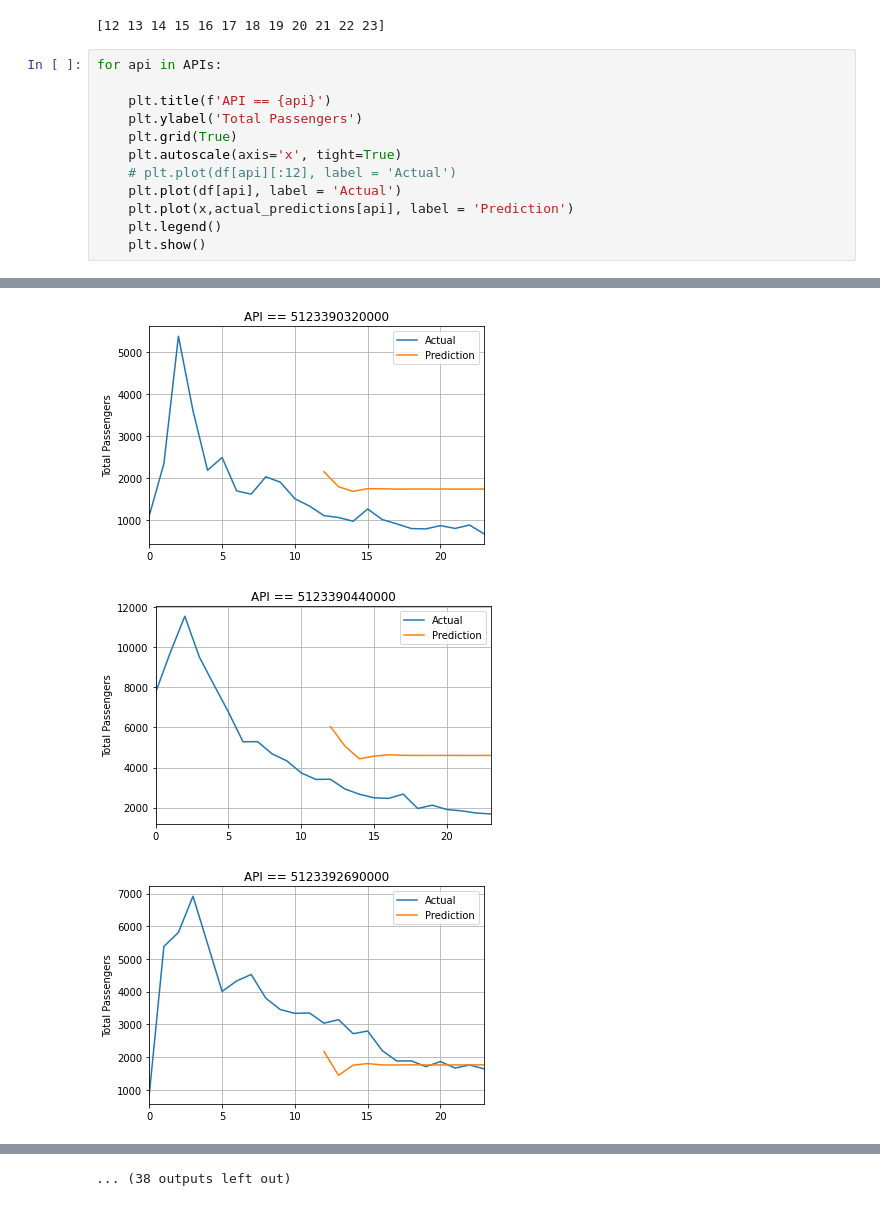
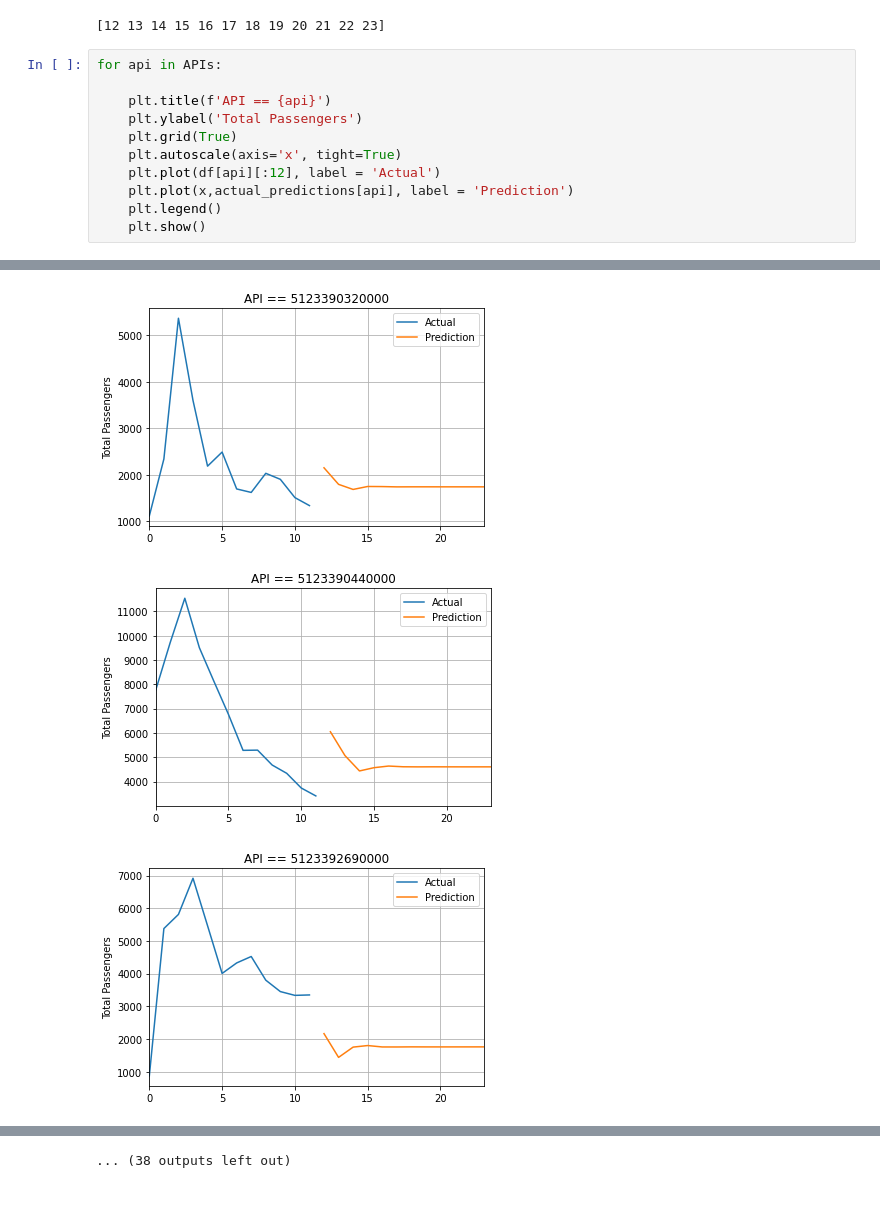
Before and after one commit to ReAlex1902/Oil_production, a Jupyter notebook: scripts/Neural_Networks.ipynb, the cells around one changed output, grey strips where cells are left out. Drawn from its saved outputs; the diff is of its cells as text.

```diff
--- a/scripts/Neural_Networks.ipynb
+++ b/scripts/Neural_Networks.ipynb
@@ -262,8 +262,7 @@ for api in APIs:
     plt.ylabel('Total Passengers')
     plt.grid(True)
     plt.autoscale(axis='x', tight=True)
-    # plt.plot(df[api][:12], label = 'Actual')
-    plt.plot(df[api], label = 'Actual')
+    plt.plot(df[api][:12], label = 'Actual')
     plt.plot(x,actual_predictions[api], label = 'Prediction')
     plt.legend()
     plt.show()
@@ -276,3 +275,3 @@ for api in APIs:
-[figure, old version]
+[figure, new version]
-[figure, old version]
+[figure, new version]
-[figure, old version]
+[figure, new version]
```
Also changed, not shown: parts of 1 cell of this notebook.
